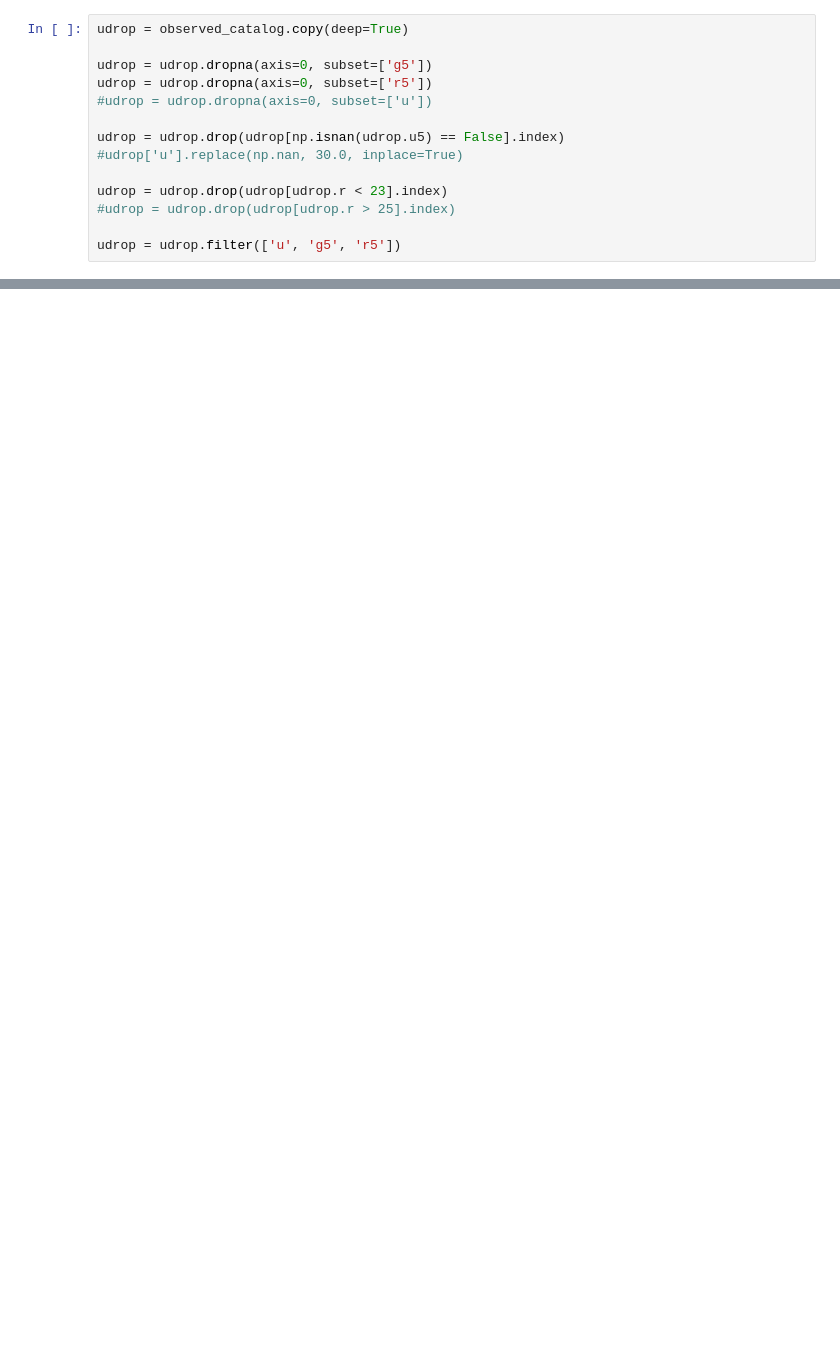
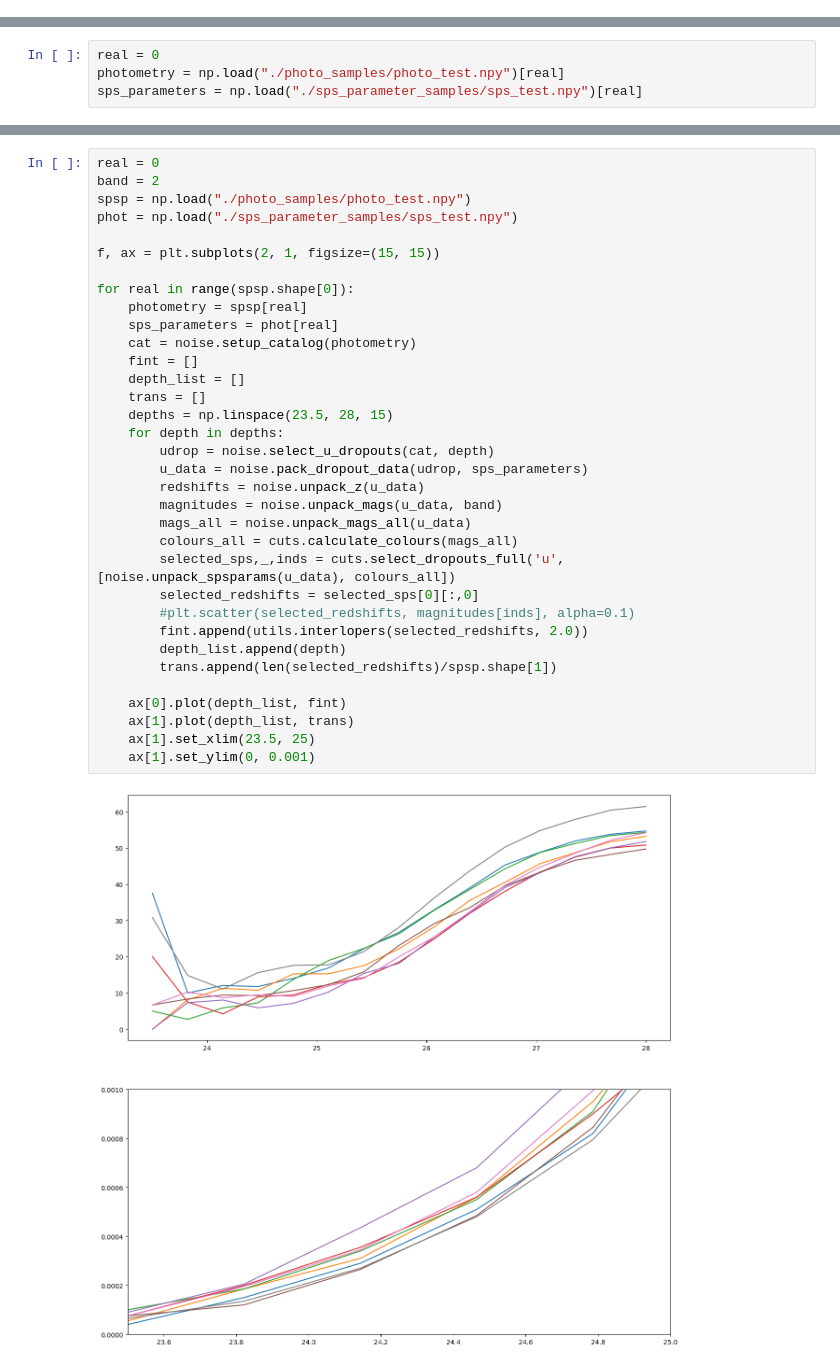
Before and after one commit to fpetri115/LBGforecast, a Jupyter notebook: test_noise_model.ipynb, the cells around one changed output, grey strips where cells are left out. Cells and saved outputs as stored; diff of their text form; blank space fills up the shorter version.

Commit message:
amended selection cuts

```diff
--- a/test_noise_model.ipynb
+++ b/test_noise_model.ipynb
@@ -123,14 +7,0 @@ LsstErrorParamsV2(nYrObs=10.0, nVisYr={'u': 6.3, 'g': 6.8, 'r': 18.1, 'i': 18.8,
-# %%
-udrop = observed_catalog.copy(deep=True)
-
-udrop = udrop.dropna(axis=0, subset=['g5'])
-udrop = udrop.dropna(axis=0, subset=['r5'])
-#udrop = udrop.dropna(axis=0, subset=['u'])
-
-udrop = udrop.drop(udrop[np.isnan(udrop.u5) == False].index)
-#udrop['u'].replace(np.nan, 30.0, inplace=True)
-
-udrop = udrop.drop(udrop[udrop.r < 23].index)
-#udrop = udrop.drop(udrop[udrop.r > 25].index)
-
-udrop = udrop.filter(['u', 'g5', 'r5'])
@@ -193,0 +8,4 @@ plt.hist(sps_params[u_indexes, 0][indexes], density=True, bins=bins)
+# %%
+real = 0
+photometry = np.load("./photo_samples/photo_test.npy")[real]
+sps_parameters = np.load("./sps_parameter_samples/sps_test.npy")[real]
@@ -193,0 +29,36 @@ plt.hist(sps_params[u_indexes, 0][indexes], density=True, bins=bins)
+# %%
+real = 0
+band = 2
+spsp = np.load("./photo_samples/photo_test.npy")
+phot = np.load("./sps_parameter_samples/sps_test.npy")
+
+f, ax = plt.subplots(2, 1, figsize=(15, 15))
+
+for real in range(spsp.shape[0]):
+    photometry = spsp[real]
+    sps_parameters = phot[real]
+    cat = noise.setup_catalog(photometry)
+    fint = []
+    depth_list = []
+    trans = []
+    depths = np.linspace(23.5, 28, 15)
+    for depth in depths:
+        udrop = noise.select_u_dropouts(cat, depth)
+        u_data = noise.pack_dropout_data(udrop, sps_parameters)
+        redshifts = noise.unpack_z(u_data)
+        magnitudes = noise.unpack_mags(u_data, band)
+        mags_all = noise.unpack_mags_all(u_data)
+        colours_all = cuts.calculate_colours(mags_all)
+        selected_sps,_,inds = cuts.select_dropouts_full('u', [noise.unpack_spsparams(u_data), colours_all])
+        selected_redshifts = selected_sps[0][:,0]
+        #plt.scatter(selected_redshifts, magnitudes[inds], alpha=0.1)
+        fint.append(utils.interlopers(selected_redshifts, 2.0))
+        depth_list.append(depth)
+        trans.append(len(selected_redshifts)/spsp.shape[1])
+
+    ax[0].plot(depth_list, fint)
+    ax[1].plot(depth_list, trans)
+    ax[1].set_xlim(23.5, 25)
+    ax[1].set_ylim(0, 0.001)
+# %% [output]
+[figure, added]
```
Also changed, not shown: parts of 21 cells of this notebook, 5 other files.
